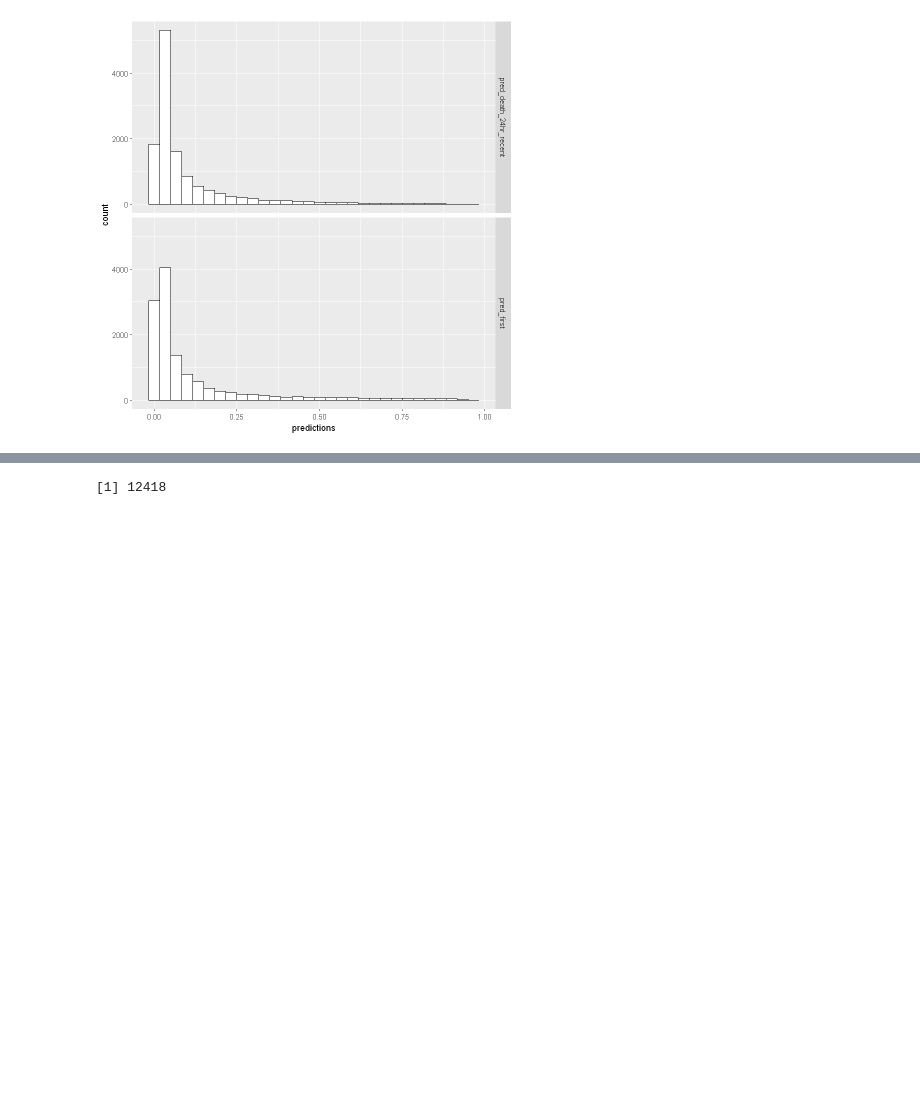
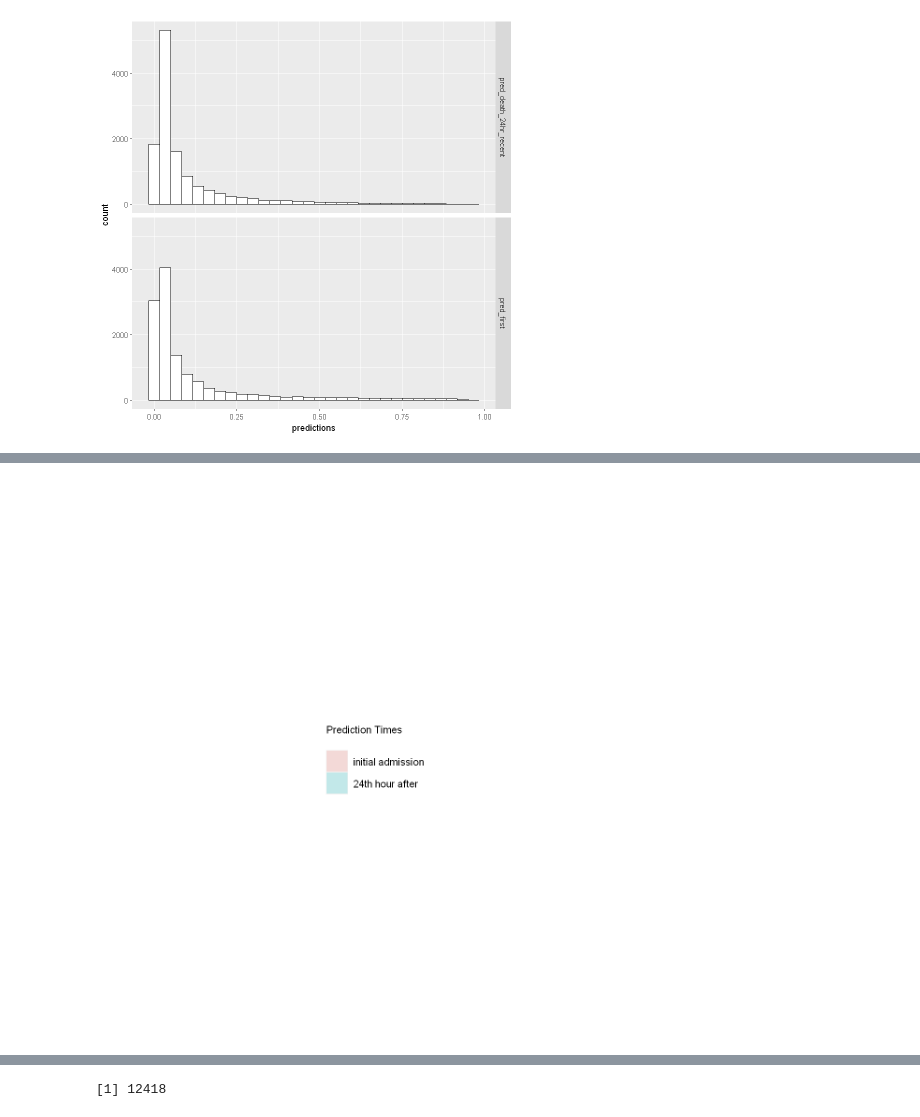
Before and after one commit to Minh084/TDA, a Jupyter notebook: 3_models/3.1_model_results_R.ipynb, the cells around one changed output, grey strips where cells are left out. Drawn from its saved outputs; the diff is of its cells as text; code cells hidden in the pictures; blank space fills up the shorter version.

```diff
--- a/3_models/3.1_model_results_R.ipynb
+++ b/3_models/3.1_model_results_R.ipynb
@@ -207,0 +239,8 @@ ggplot(pred2, aes(x = predictions, fill = labels)) +
+# %%
+# library(cowplot)
+my_legend <- get_legend(p1)
+# library(ggpubr)
+as_ggplot(my_legend)
+ggsave(filename = file.path(figuredir, "Fig3.1_histograms024_legend.png"), width = 4, height = 4, dpi = 1200)
+# %% [output]
+[figure, added]
```
Also changed, not shown: parts of 14 cells of this notebook, 2 other files.
